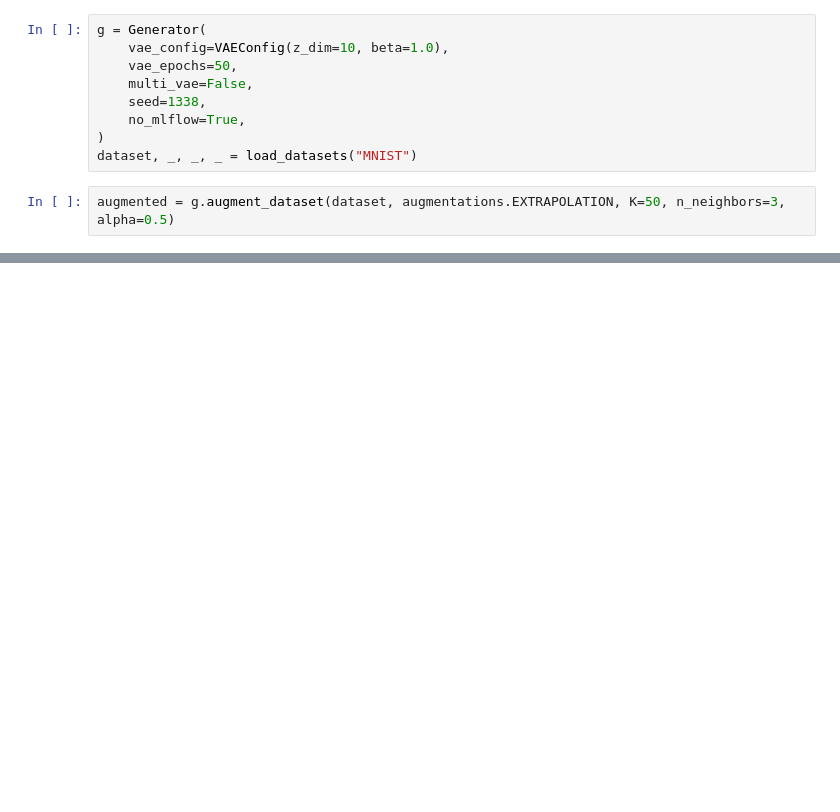
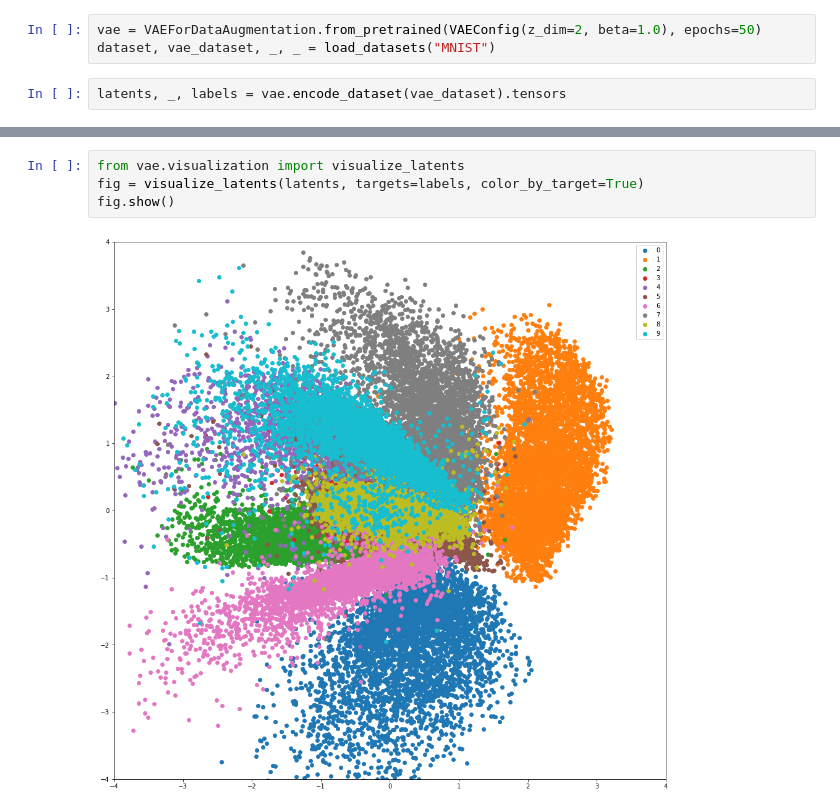
Before and after one commit to iserh/data-augmentation, a Jupyter notebook: scratchpad.ipynb, the cells around one changed output, grey strips where cells are left out. Cells and saved outputs as stored; diff of their text form; blank space fills up the shorter version.

```diff
--- a/scratchpad.ipynb
+++ b/scratchpad.ipynb
@@ -5,13 +5,7 @@ from vae.models import VAEConfig
 import vae
 vae.models.base.model_store = "pretrained_models/MNIST"
 # %%
-g = Generator(
-    vae_config=VAEConfig(z_dim=10, beta=1.0),
-    vae_epochs=50,
-    multi_vae=False,
-    seed=1338,
-    no_mlflow=True,
-)
-dataset, _, _, _ = load_datasets("MNIST")
+vae = VAEForDataAugmentation.from_pretrained(VAEConfig(z_dim=2, beta=1.0), epochs=50)
+dataset, vae_dataset, _, _ = load_datasets("MNIST")
 # %%
-augmented = g.augment_dataset(dataset, augmentations.EXTRAPOLATION, K=50, n_neighbors=3, alpha=0.5)
+latents, _, labels = vae.encode_dataset(vae_dataset).tensors
@@ -46,0 +12,6 @@ x = tensor([0.2000, 0.2000, 0.2000, 0.2000, 0.2000, 0.2000, 0.2000, 0.2000, 0.20
+# %%
+from vae.visualization import visualize_latents
+fig = visualize_latents(latents, targets=labels, color_by_target=True)
+fig.show()
+# %% [output]
+[figure, added]
```
Also changed, not shown: parts of 2 cells of this notebook, 3 other files.
